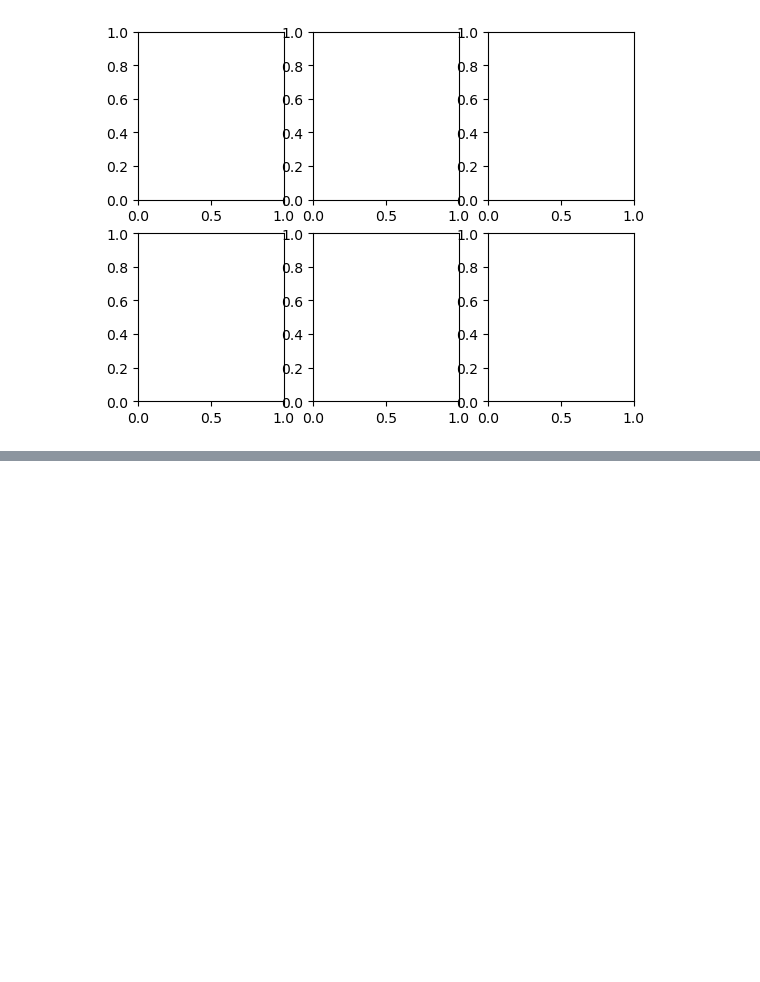
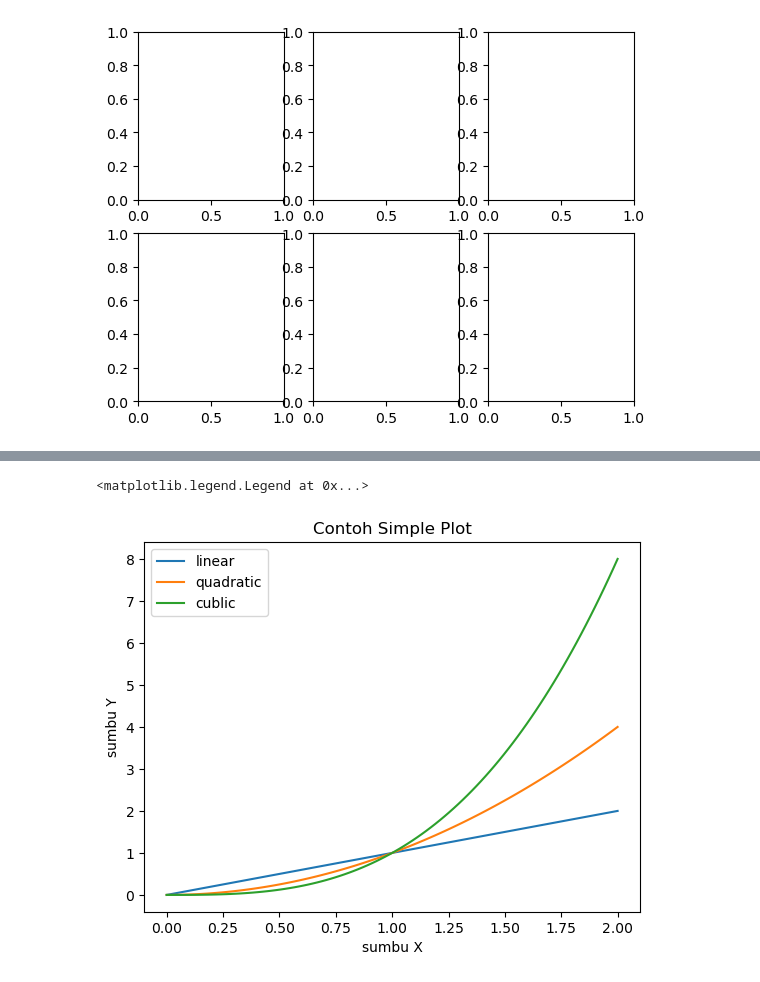
Before and after one commit to Edy-Mochamad/Learn-visualization-data, a Jupyter notebook: pengenalan-Matplotlib.ipynb, the cells around one changed output, grey strips where cells are left out. Cells and saved outputs as stored; diff of their text form; code cells hidden in the pictures; blank space fills up the shorter version.

```diff
--- a/pengenalan-Matplotlib.ipynb
+++ b/pengenalan-Matplotlib.ipynb
@@ -79,0 +130,3 @@ fig, ax = plt.subplots(2, 3) #sebuah figure dengan 2X3 grid axes. (baris, kolom)
+# %%
+df = np.linspace(0, 2, 100)
+df
@@ -79,0 +154,13 @@ fig, ax = plt.subplots(2, 3) #sebuah figure dengan 2X3 grid axes. (baris, kolom)
+# %%
+#plotting tinga variant data axes
+plt.plot(df, df, label = 'linear')
+plt.plot(df, df**2, label = 'quadratic')
+plt.plot(df, df**3, label = 'cublic')
+
+plt.xlabel('sumbu X')
+plt.ylabel('sumbu Y')
+plt.title('Contoh Simple Plot')
+plt.legend()
+# %% [output]
+<matplotlib.legend.Legend at 0x...>
+[figure, added]
```
Also changed, not shown: parts of 6 cells of this notebook.
